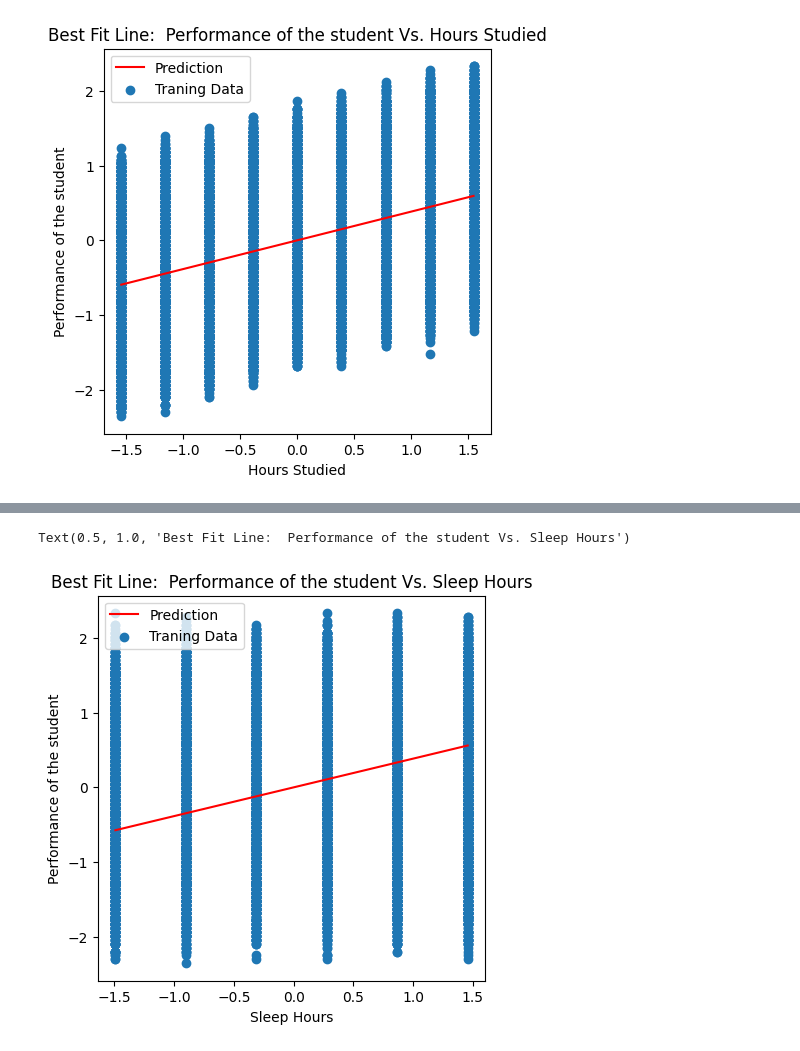
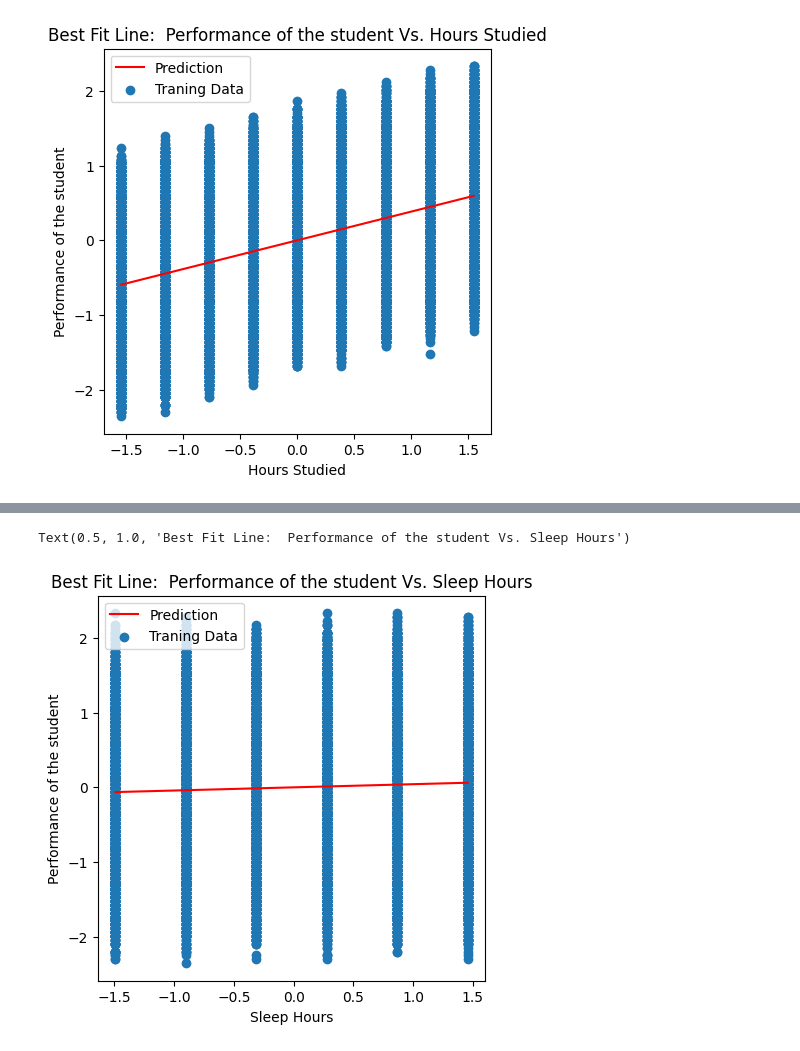
Before and after one commit to fatimamaatouk/Linear-Regression-Multivariable---Student-Performance-Prediction, a Jupyter notebook: LinearRegressionMultivariable.ipynb, the cells around one changed output, grey strips where cells are left out. Cells and saved outputs as stored; diff of their text form; code cells hidden in the pictures.

```diff
--- a/LinearRegressionMultivariable.ipynb
+++ b/LinearRegressionMultivariable.ipynb
@@ -249,16 +249,16 @@ Text(0.5, 1.0, 'Best Fit Line:  Performance of the student Vs. Previous Scores')
 # %%
 # Get best fit line using Gradient Descent
 x = np.linspace(data['Sleep Hours'].min(),data['Sleep Hours'].max(),100)
-f = GD_weights[0,0] + (GD_weights[0,1] * x)
+f = GD_weights[0,0] + (GD_weights[0,4] * x)
 
 # Draw the line (between Sleep Hours and Performance Index)
 fig, ax = plt.subplots(figsize=(5,5))
 ax.plot(x,f,'r',label='Prediction')
 ax.scatter(data['Sleep Hours'],data['Performance Index'],label='Traning Data')
 ax.legend(loc=2)
 ax.set_xlabel('Sleep Hours')
 ax.set_ylabel('Performance of the student')
 ax.set_title('Best Fit Line:  Performance of the student Vs. Sleep Hours')
 # %% [output]
 Text(0.5, 1.0, 'Best Fit Line:  Performance of the student Vs. Sleep Hours')
-[figure, old version]
+[figure, new version]
```
Also changed, not shown: parts of 1 cell of this notebook.
